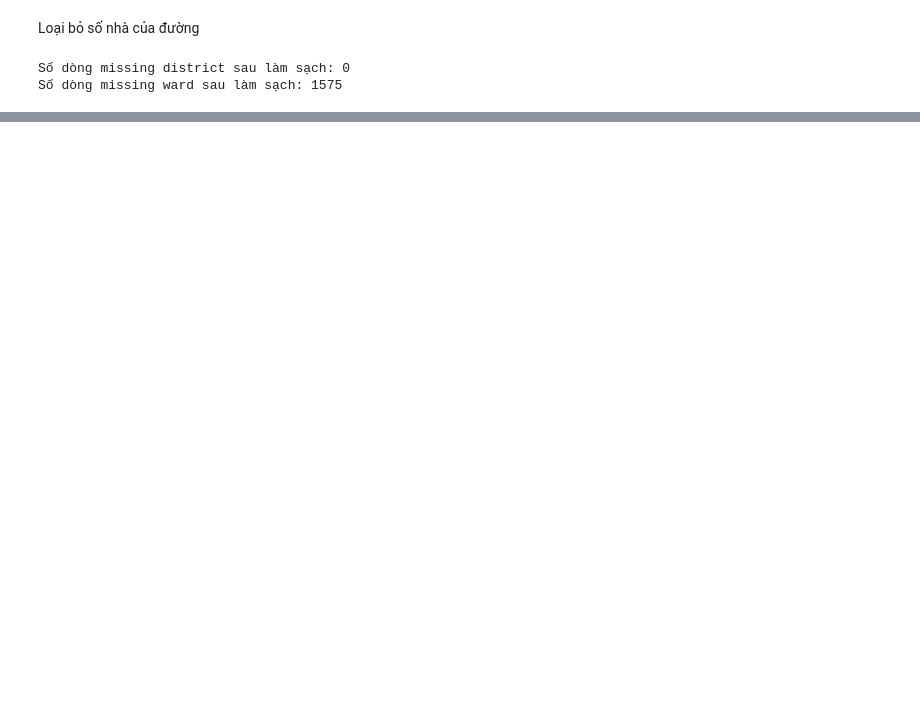
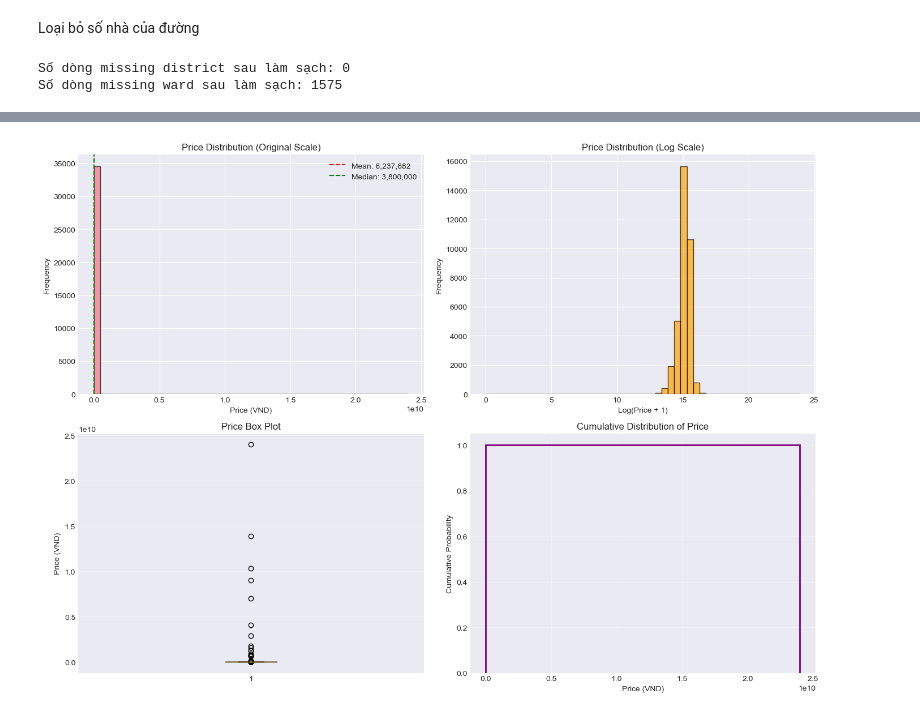
Before and after one commit to pntnhanc9/IntroToDataScience, a Jupyter notebook: notebooks/feature_engineering/address_feature.ipynb, the cells around one changed output, grey strips where cells are left out. Saved outputs shown, nothing was run; the diff lists cells and outputs as text; code cells hidden in the pictures; blank space fills up the shorter version.

```diff
--- a/notebooks/feature_engineering/address_feature.ipynb
+++ b/notebooks/feature_engineering/address_feature.ipynb
@@ -496,6 +499,7 @@ def extract_first_match(text, keywords):
 
 #viết thường toàn bộ kí tự của df["address"]
 df["address"]=df["address"].str.lower()
+df["description"]=df["description"].str.lower()
 df["true_address"]=df["address"]
 df["address"] = df["address"].astype(str)
 #df['address'] = df['address'].apply(lambda x: x.split(', Việt Nam')[0] if pd.notna(x) and ', Việt Nam' in x else x)
@@ -587,16 +591,6 @@ ward_list = [
     "phú thọ hoà","hoà thạnh","sơn kì","lê minh xuân"
 ]
 # %%
-
-# # --- Quét phường ---
-# wards_found1 = []
-
-# for addr in df["address"]:
-#     ward, rest = extract_first_match(addr, ward_list)
-#     wards_found1.append(ward)
-
-
-
 # --- Extract quận ---
 districts_found = []
 cleaned_address = []
@@ -662,6 +656,8 @@ df["street"] = df["street"].apply(lambda x: x.replace("số ", "").strip() if pd
 df["address"] = df["address"].str.replace("\s+", " ", regex=True).str.strip()
 #Xóa df có df["district"] là NaN
 df["address"]=df["true_address"]
+#xóa true_address
+df = df.drop(columns=["true_address"])
 df = df[pd.notna(df["district"])]
 
 #Chỉnh lại đúng format
@@ -828,3 +774,0 @@ df.head(5)
-# %%
-#xóa cột url, title, description, source, posted_time, owner_name, phone, true_address
-df = df.drop(columns=['url', 'title', 'description', 'source', 'posted_time', 'owner_name', 'phone', 'true_address','address'])
@@ -841,0 +883,65 @@ df.head(5)
+# %%
+# Price statistics
+print("="*70)
+print("TARGET VARIABLE: PRICE (VND)")
+print("="*70)
+
+price_valid = df['price'].dropna()
+
+stats_dict = {
+    'Count': f"{len(price_valid):,}",
+    'Missing': f"{df['price'].isnull().sum():,} ({df['price'].isnull().sum()/len(df)*100:.2f}%)",
+    'Mean': f"{price_valid.mean():,.0f}",
+    'Median': f"{price_valid.median():,.0f}",
+    'Std Dev': f"{price_valid.std():,.0f}",
+    'CV (%)': f"{(price_valid.std() / price_valid.mean() * 100):.1f}",
+    'Min': f"{price_valid.min():,.0f}",
+    'Max': f"{price_valid.max():,.0f}",
+    'Q1 (25%)': f"{price_valid.quantile(0.25):,.0f}",
+    'Q3 (75%)': f"{price_valid.quantile(0.75):,.0f}",
+    'IQR': f"{price_valid.quantile(0.75) - price_valid.quantile(0.25):,.0f}"
+}
+
+for key, value in stats_dict.items():
+    print(f"{key:.<25} {value}")
+
+# Visualize price distribution
+fig, axes = plt.subplots(2, 2, figsize=(14, 10))
+
+# Histogram
+axes[0, 0].hist(price_valid, bins=50, edgecolor='black', alpha=0.7)
+axes[0, 0].set_xlabel('Price (VND)')
+axes[0, 0].set_ylabel('Frequency')
+axes[0, 0].set_title('Price Distribution (Original Scale)')
+axes[0, 0].axvline(price_valid.mean(), color='red', linestyle='--', label=f'Mean: {price_valid.mean():,.0f}')
+axes[0, 0].axvline(price_valid.median(), color='green', linestyle='--', label=f'Median: {price_valid.median():,.0f}')
+axes[0, 0].legend()
+
+# Log-scale histogram
+axes[0, 1].hist(np.log1p(price_valid), bins=50, edgecolor='black', alpha=0.7, color='orange')
+axes[0, 1].set_xlabel('Log(Price + 1)')
+axes[0, 1].set_ylabel('Frequency')
+axes[0, 1].set_title('Price Distribution (Log Scale)')
+
+# Box plot
+axes[1, 0].boxplot(price_valid, vert=True)
+axes[1, 0].set_ylabel('Price (VND)')
+axes[1, 0].set_title('Price Box Plot')
+axes[1, 0].grid(True, alpha=0.3)
+
+# Cumulative distribution
+axes[1, 1].hist(price_valid, bins=50, cumulative=True, density=True,
+                histtype='step', linewidth=2, color='purple')
+axes[1, 1].set_xlabel('Price (VND)')
+axes[1, 1].set_ylabel('Cumulative Probability')
+axes[1, 1].set_title('Cumulative Distribution of Price')
+axes[1, 1].grid(True, alpha=0.3)
+
+plt.tight_layout()
+plt.show()
+
+print(f"\n💡 Price Insights:")
+print(f"   • Mean > Median: {'Yes' if price_valid.mean() > price_valid.median() else 'No'} ({'right-skewed' if price_valid.mean() > price_valid.median() else 'left-skewed or symmetric'})")
+print(f"   • Price range spread: {price_valid.max() - price_valid.min():,.0f} VND")
+print(f"   • Coefficient of variation: {(price_valid.std() / price_valid.mean() * 100):.1f}%")
+# %% [output]
@@ -841,0 +962 @@ df.head(5)
+[figure, added]
```
Also changed, not shown: parts of 50 cells of this notebook, 2 other files.
